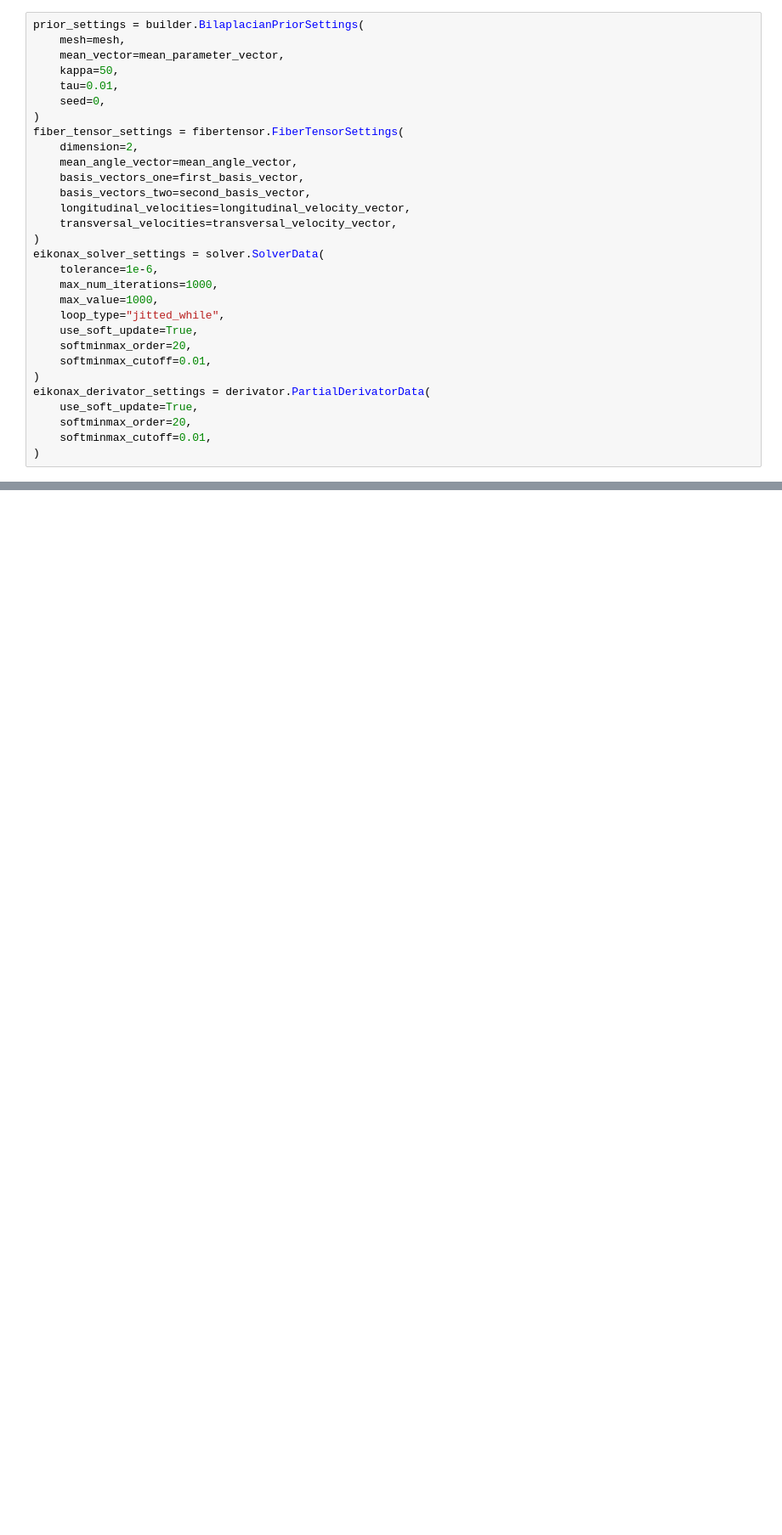
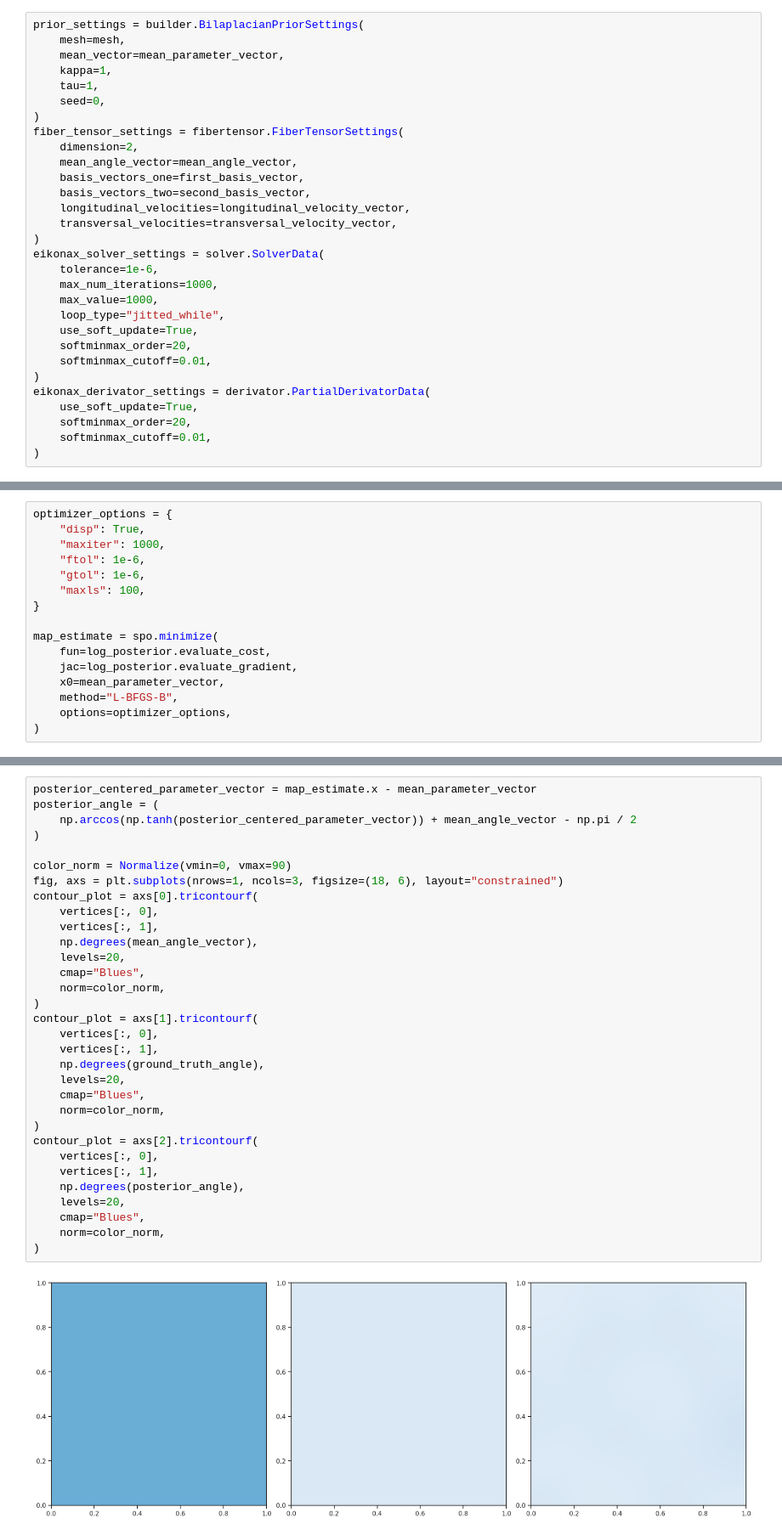
Before and after one commit to maximilian-kruse/Cardiac-Electrophysiology, a Jupyter notebook: notebooks/component_tests/inverse_uq_test.ipynb, the cells around one changed output, grey strips where cells are left out. Shown at 85% size. Drawn from its saved outputs; the diff is of its cells as text; blank space fills up the shorter version.

```diff
--- a/notebooks/component_tests/inverse_uq_test.ipynb
+++ b/notebooks/component_tests/inverse_uq_test.ipynb
@@ -40,8 +46,8 @@ initial_site_ind = np.where((vertices[:, 0] == 0) & (vertices[:, 1] == 0))[0][0]
 prior_settings = builder.BilaplacianPriorSettings(
     mesh=mesh,
     mean_vector=mean_parameter_vector,
-    kappa=50,
-    tau=0.01,
+    kappa=1,
+    tau=1,
     seed=0,
 )
 fiber_tensor_settings = fibertensor.FiberTensorSettings(
@@ -138,0 +156,16 @@ gradient = log_posterior.evaluate_gradient(ground_truth_parameter_vector)
+# %%
+optimizer_options = {
+    "disp": True,
+    "maxiter": 1000,
+    "ftol": 1e-6,
+    "gtol": 1e-6,
+    "maxls": 100,
+}
+
+map_estimate = spo.minimize(
+    fun=log_posterior.evaluate_cost,
+    jac=log_posterior.evaluate_gradient,
+    x0=mean_parameter_vector,
+    method="L-BFGS-B",
+    options=optimizer_options,
+)
@@ -138,0 +190,34 @@ gradient = log_posterior.evaluate_gradient(ground_truth_parameter_vector)
+# %%
+posterior_centered_parameter_vector = map_estimate.x - mean_parameter_vector
+posterior_angle = (
+    np.arccos(np.tanh(posterior_centered_parameter_vector)) + mean_angle_vector - np.pi / 2
+)
+
+color_norm = Normalize(vmin=0, vmax=90)
+fig, axs = plt.subplots(nrows=1, ncols=3, figsize=(18, 6), layout="constrained")
+contour_plot = axs[0].tricontourf(
+    vertices[:, 0],
+    vertices[:, 1],
+    np.degrees(mean_angle_vector),
+    levels=20,
+    cmap="Blues",
+    norm=color_norm,
+)
+contour_plot = axs[1].tricontourf(
+    vertices[:, 0],
+    vertices[:, 1],
+    np.degrees(ground_truth_angle),
+    levels=20,
+    cmap="Blues",
+    norm=color_norm,
+)
+contour_plot = axs[2].tricontourf(
+    vertices[:, 0],
+    vertices[:, 1],
+    np.degrees(posterior_angle),
+    levels=20,
+    cmap="Blues",
+    norm=color_norm,
+)
+# %% [output]
+[figure, added]
```
Also changed, not shown: parts of 7 cells of this notebook, 2 other files.
